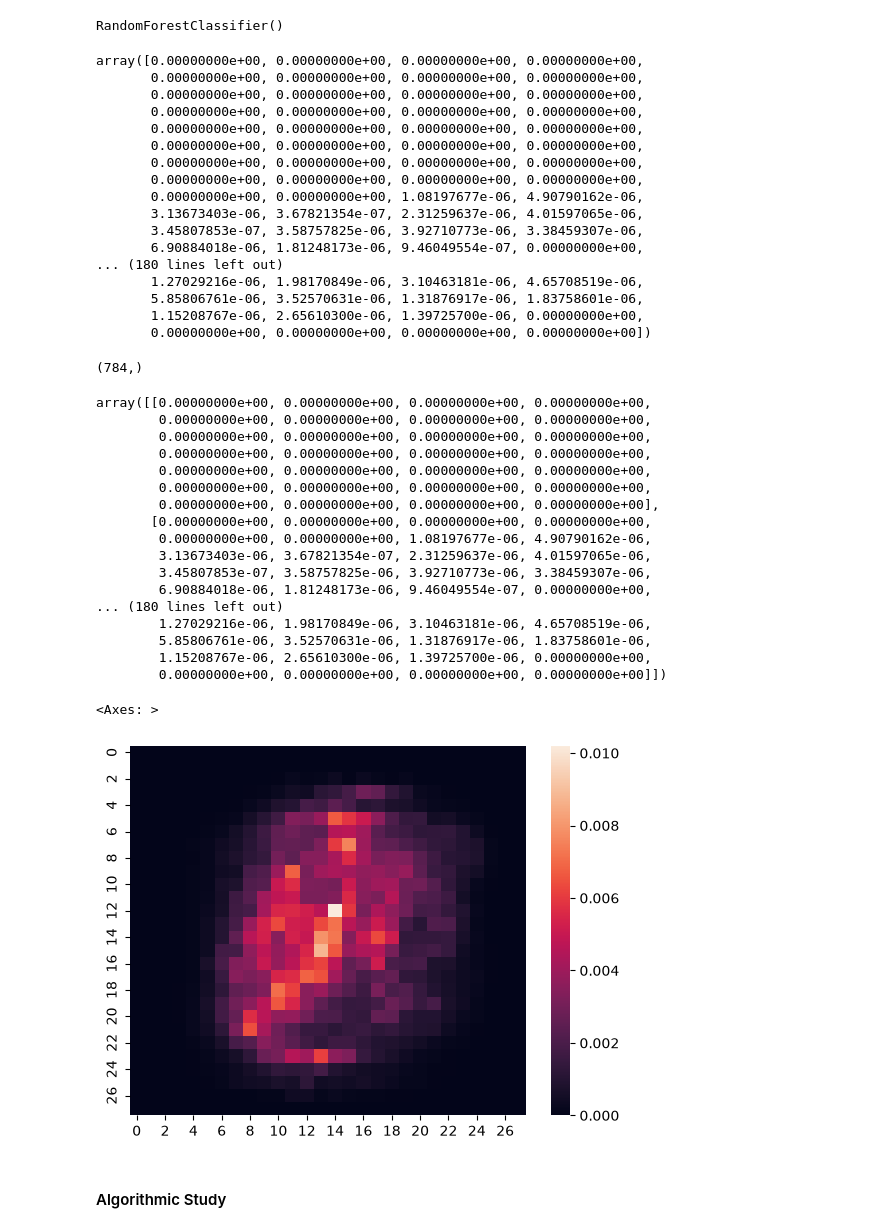
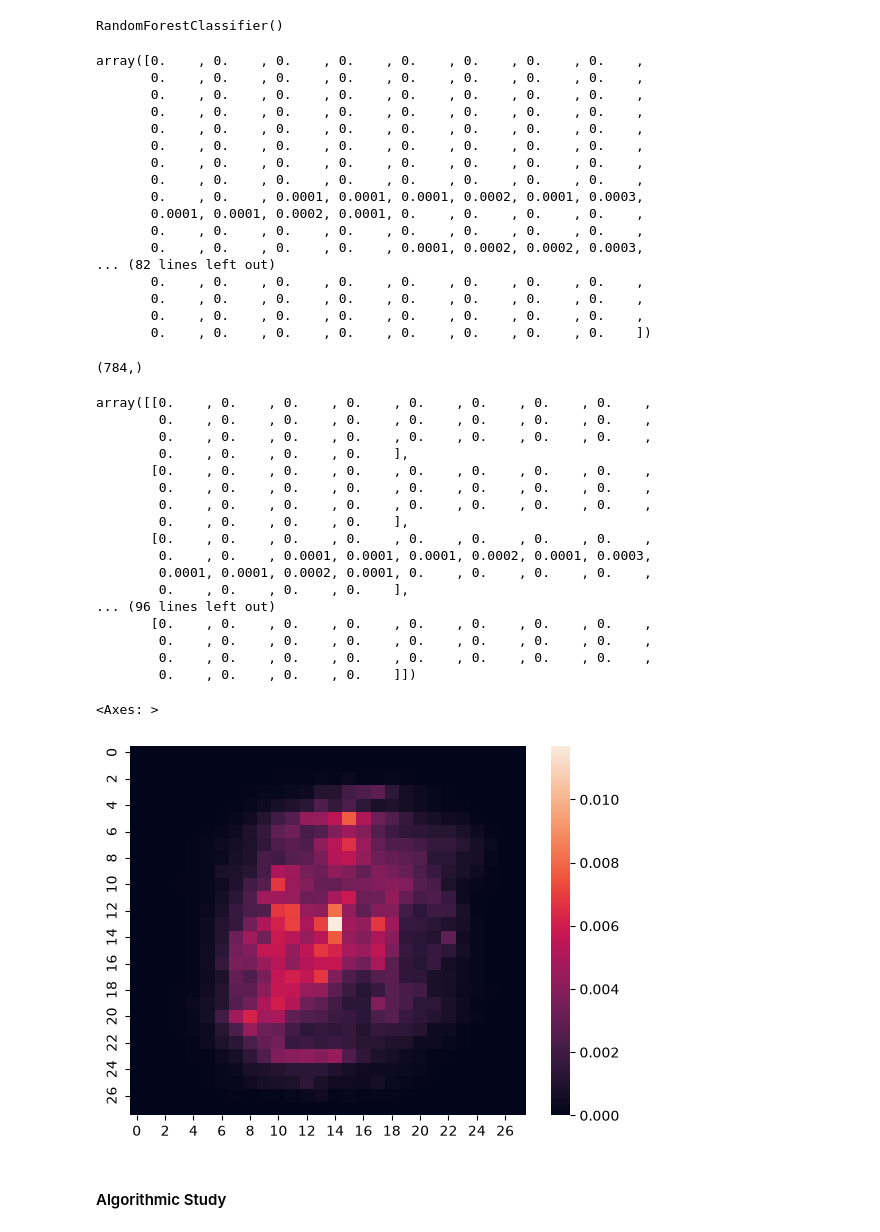
Before and after one commit to PrabhatKumarArya/100-days-of-ml-clone, a Jupyter notebook: rf-learning.ipynb, the cells around one changed output. Cells and saved outputs as stored; diff of their text form; code cells hidden in the pictures.

```diff
--- a/rf-learning.ipynb
+++ b/rf-learning.ipynb
@@ -613,53 +613,53 @@ rf.fit(X,Y)
 # %% [output]
 RandomForestClassifier()
 # %%
-rf.feature_importances_
+np.round(rf.feature_importances_,4)
 # %% [output]
-array([0.00000000e+00, 0.00000000e+00, 0.00000000e+00, 0.00000000e+00,
-       0.00000000e+00, 0.00000000e+00, 0.00000000e+00, 0.00000000e+00,
-       0.00000000e+00, 0.00000000e+00, 0.00000000e+00, 0.00000000e+00,
-       0.00000000e+00, 0.00000000e+00, 0.00000000e+00, 0.00000000e+00,
-       0.00000000e+00, 0.00000000e+00, 0.00000000e+00, 0.00000000e+00,
-       0.00000000e+00, 0.00000000e+00, 0.00000000e+00, 0.00000000e+00,
-       0.00000000e+00, 0.00000000e+00, 0.00000000e+00, 0.00000000e+00,
-       0.00000000e+00, 0.00000000e+00, 0.00000000e+00, 0.00000000e+00,
-       0.00000000e+00, 0.00000000e+00, 1.08197677e-06, 4.90790162e-06,
-       3.13673403e-06, 3.67821354e-07, 2.31259637e-06, 4.01597065e-06,
-       3.45807853e-07, 3.58757825e-06, 3.92710773e-06, 3.38459307e-06,
-       6.90884018e-06, 1.81248173e-06, 9.46049554e-07, 0.00000000e+00,
-... (180 lines left out)
-       1.27029216e-06, 1.98170849e-06, 3.10463181e-06, 4.65708519e-06,
-       5.85806761e-06, 3.52570631e-06, 1.31876917e-06, 1.83758601e-06,
-       1.15208767e-06, 2.65610300e-06, 1.39725700e-06, 0.00000000e+00,
-       0.00000000e+00, 0.00000000e+00, 0.00000000e+00, 0.00000000e+00])
+array([0.    , 0.    , 0.    , 0.    , 0.    , 0.    , 0.    , 0.    ,
+       0.    , 0.    , 0.    , 0.    , 0.    , 0.    , 0.    , 0.    ,
+       0.    , 0.    , 0.    , 0.    , 0.    , 0.    , 0.    , 0.    ,
+       0.    , 0.    , 0.    , 0.    , 0.    , 0.    , 0.    , 0.    ,
+       0.    , 0.    , 0.    , 0.    , 0.    , 0.    , 0.    , 0.    ,
+       0.    , 0.    , 0.    , 0.    , 0.    , 0.    , 0.    , 0.    ,
+       0.    , 0.    , 0.    , 0.    , 0.    , 0.    , 0.    , 0.    ,
+       0.    , 0.    , 0.    , 0.    , 0.    , 0.    , 0.    , 0.    ,
+       0.    , 0.    , 0.0001, 0.0001, 0.0001, 0.0002, 0.0001, 0.0003,
+       0.0001, 0.0001, 0.0002, 0.0001, 0.    , 0.    , 0.    , 0.    ,
+       0.    , 0.    , 0.    , 0.    , 0.    , 0.    , 0.    , 0.    ,
+       0.    , 0.    , 0.    , 0.    , 0.0001, 0.0002, 0.0002, 0.0003,
+... (82 lines left out)
+       0.    , 0.    , 0.    , 0.    , 0.    , 0.    , 0.    , 0.    ,
+       0.    , 0.    , 0.    , 0.    , 0.    , 0.    , 0.    , 0.    ,
+       0.    , 0.    , 0.    , 0.    , 0.    , 0.    , 0.    , 0.    ,
+       0.    , 0.    , 0.    , 0.    , 0.    , 0.    , 0.    , 0.    ])
 # %%
 rf.feature_importances_.shape
 # %% [output]
 (784,)
 # %%
-rf.feature_importances_.reshape(28,28)
+np.round(rf.feature_importances_,4).reshape(28,28)
 # %% [output]
-array([[0.00000000e+00, 0.00000000e+00, 0.00000000e+00, 0.00000000e+00,
-        0.00000000e+00, 0.00000000e+00, 0.00000000e+00, 0.00000000e+00,
-        0.00000000e+00, 0.00000000e+00, 0.00000000e+00, 0.00000000e+00,
-        0.00000000e+00, 0.00000000e+00, 0.00000000e+00, 0.00000000e+00,
-        0.00000000e+00, 0.00000000e+00, 0.00000000e+00, 0.00000000e+00,
-        0.00000000e+00, 0.00000000e+00, 0.00000000e+00, 0.00000000e+00,
-        0.00000000e+00, 0.00000000e+00, 0.00000000e+00, 0.00000000e+00],
-       [0.00000000e+00, 0.00000000e+00, 0.00000000e+00, 0.00000000e+00,
-        0.00000000e+00, 0.00000000e+00, 1.08197677e-06, 4.90790162e-06,
-        3.13673403e-06, 3.67821354e-07, 2.31259637e-06, 4.01597065e-06,
-        3.45807853e-07, 3.58757825e-06, 3.92710773e-06, 3.38459307e-06,
-        6.90884018e-06, 1.81248173e-06, 9.46049554e-07, 0.00000000e+00,
-... (180 lines left out)
-        1.27029216e-06, 1.98170849e-06, 3.10463181e-06, 4.65708519e-06,
-        5.85806761e-06, 3.52570631e-06, 1.31876917e-06, 1.83758601e-06,
-        1.15208767e-06, 2.65610300e-06, 1.39725700e-06, 0.00000000e+00,
-        0.00000000e+00, 0.00000000e+00, 0.00000000e+00, 0.00000000e+00]])
+array([[0.    , 0.    , 0.    , 0.    , 0.    , 0.    , 0.    , 0.    ,
+        0.    , 0.    , 0.    , 0.    , 0.    , 0.    , 0.    , 0.    ,
+        0.    , 0.    , 0.    , 0.    , 0.    , 0.    , 0.    , 0.    ,
+        0.    , 0.    , 0.    , 0.    ],
+       [0.    , 0.    , 0.    , 0.    , 0.    , 0.    , 0.    , 0.    ,
+        0.    , 0.    , 0.    , 0.    , 0.    , 0.    , 0.    , 0.    ,
+        0.    , 0.    , 0.    , 0.    , 0.    , 0.    , 0.    , 0.    ,
+        0.    , 0.    , 0.    , 0.    ],
+       [0.    , 0.    , 0.    , 0.    , 0.    , 0.    , 0.    , 0.    ,
+        0.    , 0.    , 0.0001, 0.0001, 0.0001, 0.0002, 0.0001, 0.0003,
+        0.0001, 0.0001, 0.0002, 0.0001, 0.    , 0.    , 0.    , 0.    ,
+        0.    , 0.    , 0.    , 0.    ],
+... (96 lines left out)
+       [0.    , 0.    , 0.    , 0.    , 0.    , 0.    , 0.    , 0.    ,
+        0.    , 0.    , 0.    , 0.    , 0.    , 0.    , 0.    , 0.    ,
+        0.    , 0.    , 0.    , 0.    , 0.    , 0.    , 0.    , 0.    ,
+        0.    , 0.    , 0.    , 0.    ]])
 # %%
-sns.heatmap(rf.feature_importances_.reshape(28,28))
+sns.heatmap(np.round(rf.feature_importances_,4).reshape(28,28))
 # %% [output]
 <Axes: >
-[figure, old version]
+[figure, new version]
 # %% [markdown]
 #### Algorithmic Study
```
Also changed, not shown: parts of 11 cells of this notebook, 2 other files.
